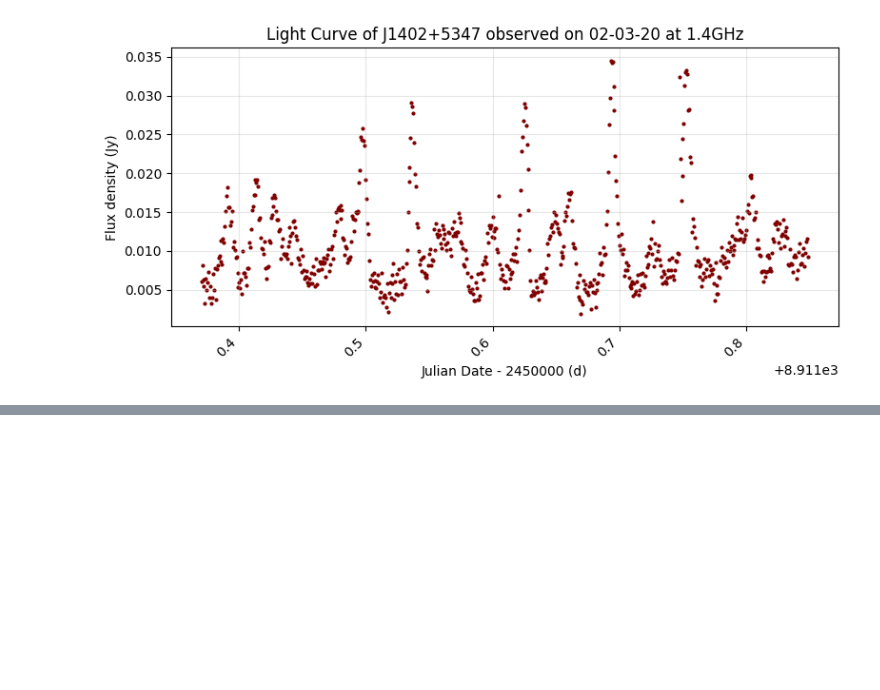
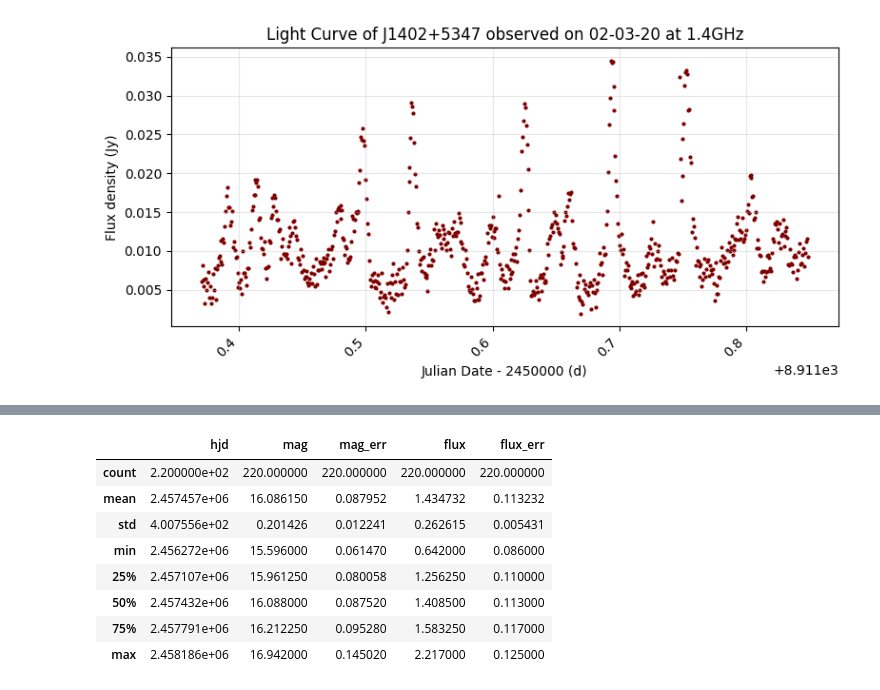
Before and after one commit to MrHope03/brics_astro, a Jupyter notebook: Week5/02_time_domain.ipynb, the cells around one changed output, grey strips where cells are left out. Cells and saved outputs as stored; diff of their text form; code cells hidden in the pictures; blank space fills up the shorter version.

```diff
--- a/Week5/01_ts.ipynb
+++ b/Week5/02_time_domain.ipynb
@@ -294,0 +330,12 @@ plt.show()
+# %%
+rleo.describe()
+# %% [output]
+|  | hjd | mag | mag_err | flux | flux_err |
+| count | 2.200000e+02 | 220.000000 | 220.000000 | 220.000000 | 220.000000 |
+| mean | 2.457457e+06 | 16.086150 | 0.087952 | 1.434732 | 0.113232 |
+| std | 4.007556e+02 | 0.201426 | 0.012241 | 0.262615 | 0.005431 |
+| min | 2.456272e+06 | 15.596000 | 0.061470 | 0.642000 | 0.086000 |
+| 25% | 2.457107e+06 | 15.961250 | 0.080058 | 1.256250 | 0.110000 |
+| 50% | 2.457432e+06 | 16.088000 | 0.087520 | 1.408500 | 0.113000 |
+| 75% | 2.457791e+06 | 16.212250 | 0.095280 | 1.583250 | 0.117000 |
+| max | 2.458186e+06 | 16.942000 | 0.145020 | 2.217000 | 0.125000 |
```
Also changed, not shown: parts of 8 cells of this notebook, 5 other files.
